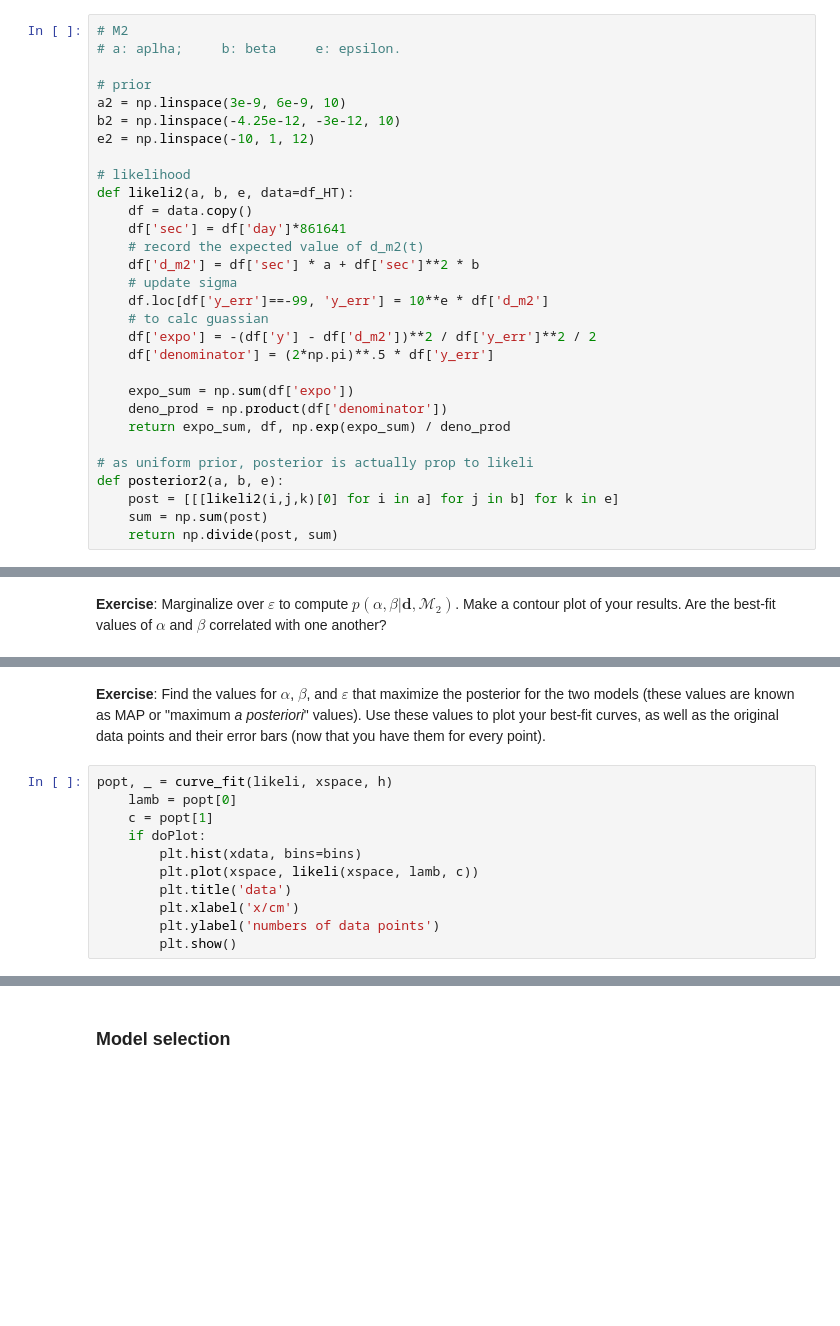
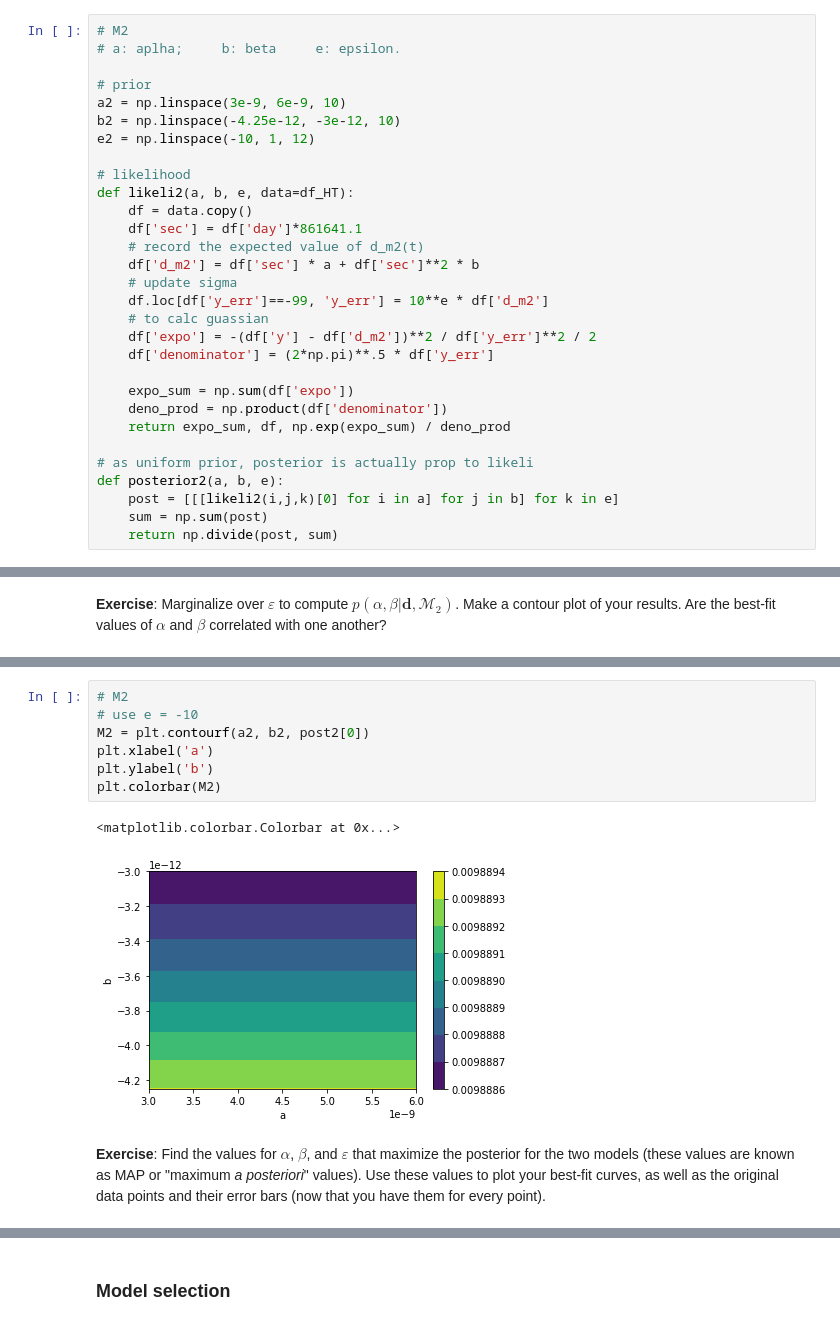
Before and after one commit to wppqywq/data_sci_astrophys_labs, a Jupyter notebook: CodingLab06/CodingLab06_ModelSelection.ipynb, the cells around one changed output, grey strips where cells are left out. Cells and saved outputs as stored; diff of their text form; blank space fills up the shorter version.

```diff
--- a/CodingLab06/CodingLab06_ModelSelection.ipynb
+++ b/CodingLab06/CodingLab06_ModelSelection.ipynb
@@ -229,7 +229,7 @@ e2 = np.linspace(-10, 1, 12)
 # likelihood
 def likeli2(a, b, e, data=df_HT):
     df = data.copy()
-    df['sec'] = df['day']*861641
+    df['sec'] = df['day']*861641.1
     # record the expected value of d_m2(t)
     df['d_m2'] = df['sec'] * a + df['sec']**2 * b
     # update sigma
@@ -311,13 +305,12 @@ a1[0],a2,b2
+# %%
+# M2
+# use e = -10
+M2 = plt.contourf(a2, b2, post2[0])
+plt.xlabel('a')
+plt.ylabel('b')
+plt.colorbar(M2)
+# %% [output]
+<matplotlib.colorbar.Colorbar at 0x...>
+[figure, added]
 # %% [markdown]
 __Exercise__: Find the values for $\alpha$, $\beta$, and $\varepsilon$ that maximize the posterior for the two models (these values are known as MAP or "maximum *a posteriori*" values). Use these values to plot your best-fit curves, as well as the original data points and their error bars (now that you have them for every point).
-# %%
-popt, _ = curve_fit(likeli, xspace, h)
-    lamb = popt[0]
-    c = popt[1]
-    if doPlot:
-        plt.hist(xdata, bins=bins)
-        plt.plot(xspace, likeli(xspace, lamb, c))
-        plt.title('data')
-        plt.xlabel('x/cm')
-        plt.ylabel('numbers of data points')
-        plt.show()
```
Also changed, not shown: parts of 11 cells of this notebook.
